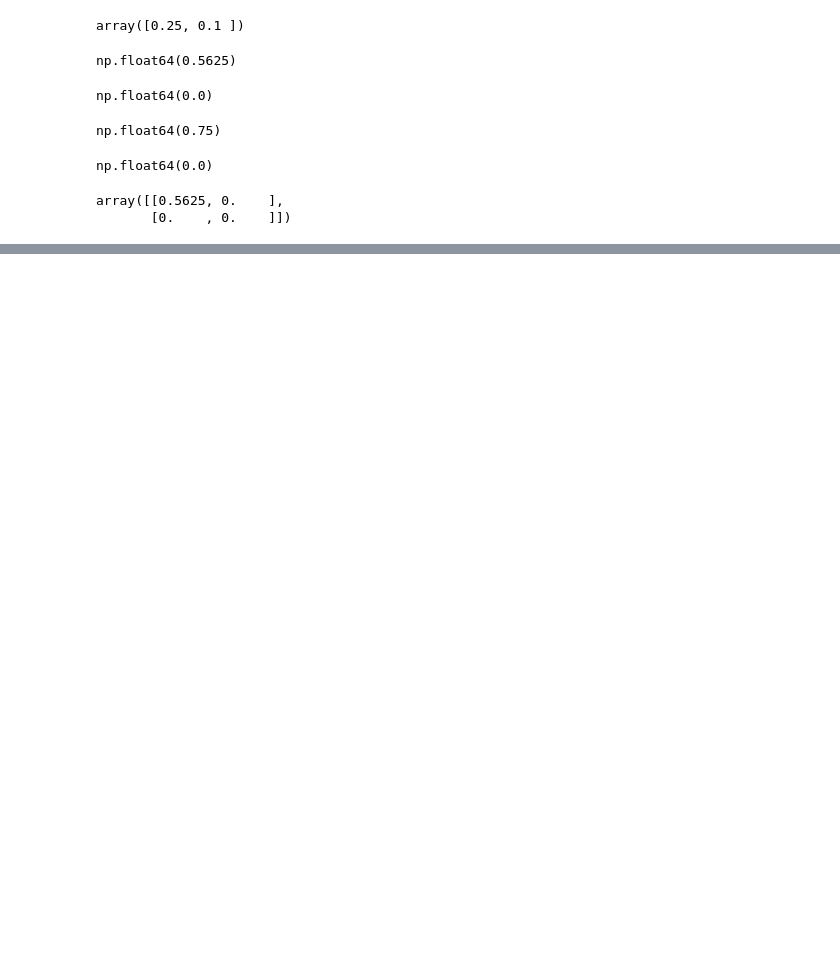
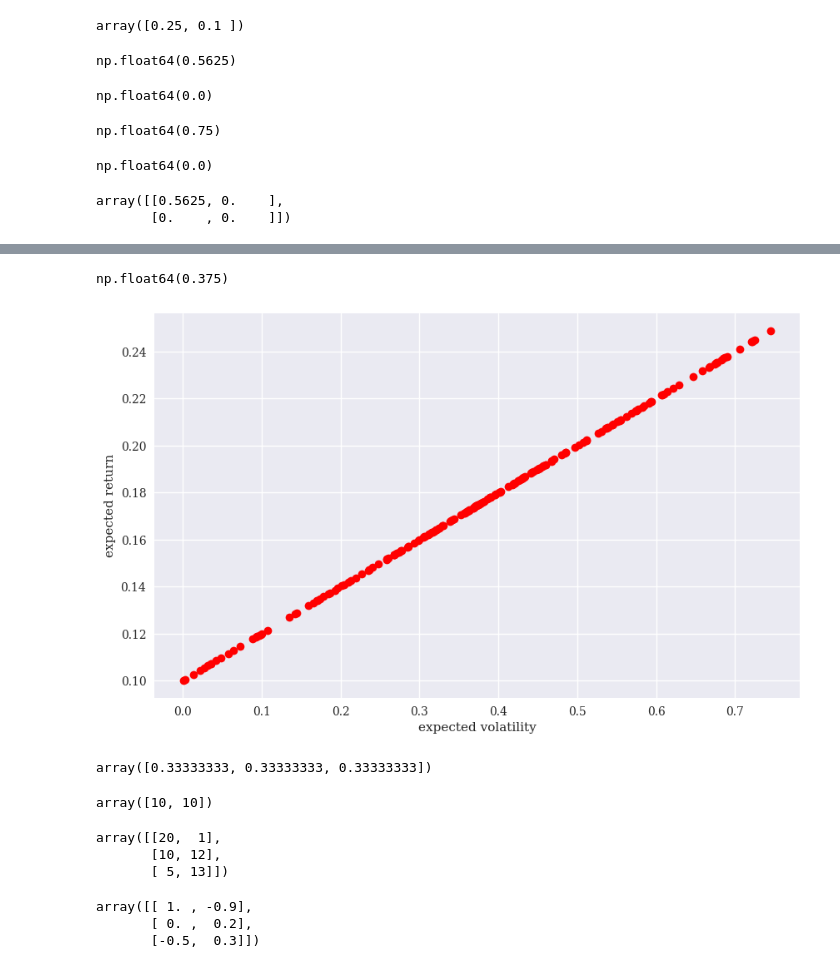
Before and after one commit to ggalarza1/AI_Finance, a Jupyter notebook: NormativeFinance.ipynb, the cells around one changed output, grey strips where cells are left out. Cells and saved outputs as stored; diff of their text form; code cells hidden in the pictures; blank space fills up the shorter version.

```diff
--- a/NormativeFinance.ipynb
+++ b/NormativeFinance.ipynb
@@ -171,0 +192,30 @@ array([[0.5625, 0.    ],
+# %%
+sigma_phi(phi)
+# %% [output]
+np.float64(0.375)
+# %%
+from pylab import plt, mpl
+plt.style.use('seaborn-v0_8')
+mpl.rcParams['savefig.dpi'] = 300
+mpl.rcParams['font.family'] = 'serif'
+# %%
+phi_mcs = np.random.random((2,200))
+# %%
+phi_mcs = (phi_mcs / phi_mcs.sum(axis=0)).T
+# %%
+mcs = np.array([(sigma_phi(phi), mu_phi(phi))
+              for phi in phi_mcs])
+# %%
+plt.figure(figsize=(10,6))
+plt.plot(mcs[:,0], mcs[:,1], 'ro')
+plt.xlabel('expected volatility')
+plt.ylabel('expected return');
+plt.grid(True)
+plt.show()
+# %% [output]
+[figure, added]
+# %%
+P = np.ones(3) / 3
+P
+# %% [output]
+array([0.33333333, 0.33333333, 0.33333333])
@@ -171,0 +227,19 @@ array([[0.5625, 0.    ],
+# %%
+M0 = np.array((S0, T0))
+M0
+# %% [output]
+array([10, 10])
+# %%
+M1 = np.array((S1, T1)).T
+M1
+# %% [output]
+array([[20,  1],
+       [10, 12],
+       [ 5, 13]])
+# %%
+rM = M1 / M0 - 1
+rM
+# %% [output]
+array([[ 1. , -0.9],
+       [ 0. ,  0.2],
+       [-0.5,  0.3]])
```
Also changed, not shown: parts of 24 cells of this notebook.
